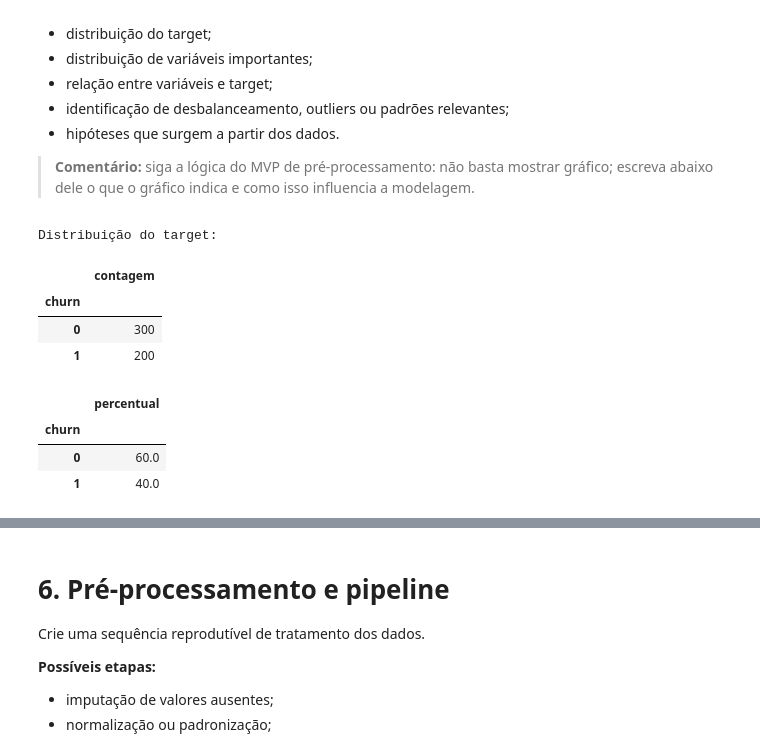
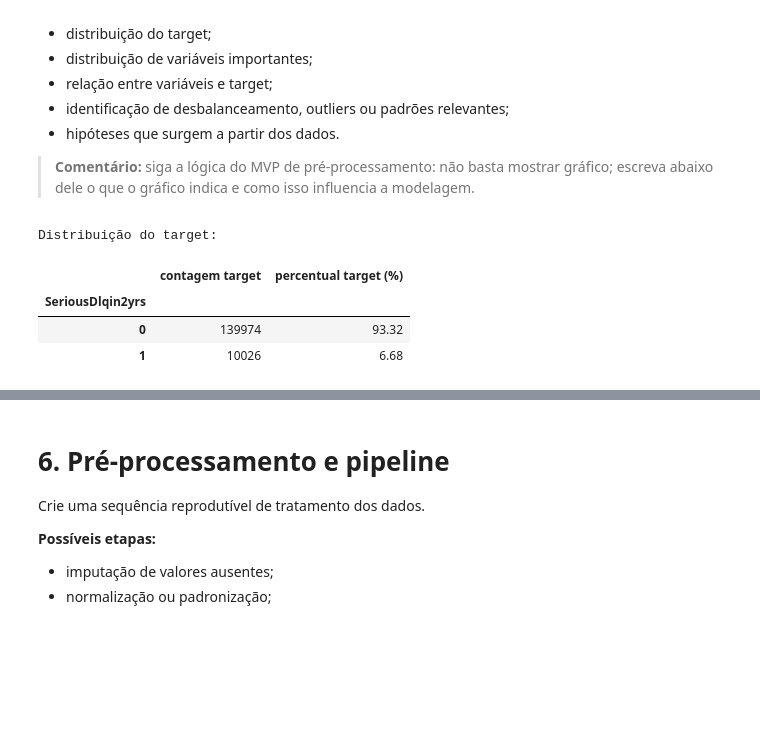
Before and after one commit to daniellerms/MVP-Machine-Learning-and-Analytics, a Jupyter notebook: MVP_Machine_Learning_and_Analytics.ipynb, the cells around one changed output, grey strips where cells are left out. Saved outputs shown, nothing was run; the diff lists cells and outputs as text; code cells hidden in the pictures; blank space fills up the shorter version.

```diff
--- a/MVP_Machine_Learning_and_Analytics.ipynb
+++ b/MVP_Machine_Learning_and_Analytics.ipynb
@@ -262,0 +194,3 @@ df.head()
+# %%
+# carregamento do dataset
+url = r'https://github.com/daniellerms/MVP-Machine-Learning-and-Analytics/raw/refs/heads/main/cs-training.csv'
@@ -336,21 +328,31 @@ A análise exploratória deve ser objetiva e conectada ao problema.
 
 > **Comentário:** siga a lógica do MVP de pré-processamento: não basta mostrar gráfico; escreva abaixo dele o que o gráfico indica e como isso influencia a modelagem.
 # %%
-# Ajuste estas variáveis conforme seu problema.
-TARGET = "churn"  # TODO: substitua pelo nome do target real. Use None para clusterização.
-PROBLEM_TYPE = "classificacao"  # opções: "classificacao", "regressao", "clusterizacao", "serie_temporal"
+# Avaliando a distribuição das classes da coluna target
+TARGET = "SeriousDlqin2yrs"
+PROBLEM_TYPE = "classificacao"
+
+
+##
+df_ausentes = pd.DataFrame(
+    {'ausentes': df.isna().sum(),
+     '%ausentes': (df.isna().sum()/ len(df)*100).round(2)
+    })
+
 
 if TARGET is not None and TARGET in df.columns:
     print("Distribuição do target:")
-    display(df[TARGET].value_counts(dropna=False).to_frame("contagem"))
-    display((df[TARGET].value_counts(normalize=True, dropna=False) * 100).round(2).to_frame("percentual"))
+    df_distribuicao_Target = pd.DataFrame(
+        {
+          'contagem target' : df[TARGET].value_counts(dropna=False),
+          'percentual target (%)': (df[TARGET].value_counts(normalize=True, dropna=False) * 100).round(2)
+         }
+        )
+
+    display(df_distribuicao_Target)
 # %% [output]
 Distribuição do target:
-|  | contagem |
-| churn |  |
-| 0 | 300 |
-| 1 | 200 |
+|  | contagem target | percentual target (%) |
+| SeriousDlqin2yrs |  |  |
+| 0 | 139974 | 93.32 |
+| 1 | 10026 | 6.68 |
-|  | percentual |
-| churn |  |
-| 0 | 60.0 |
-| 1 | 40.0 |
```
Also changed, not shown: parts of 57 cells of this notebook.
